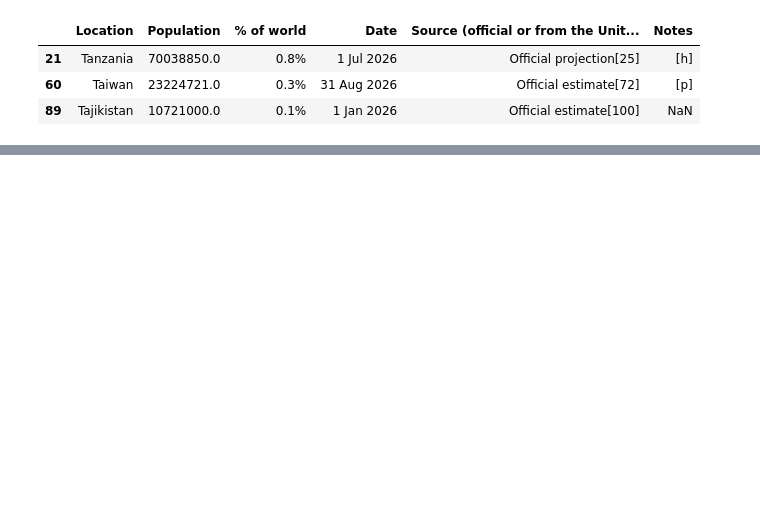
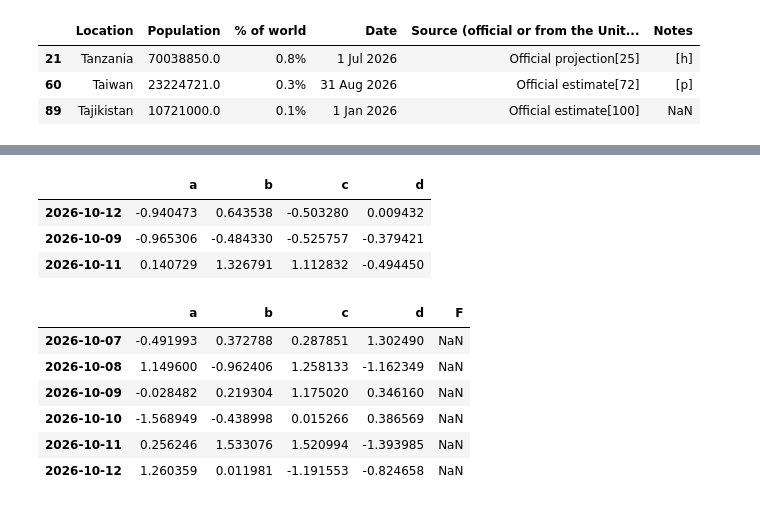
Before and after one commit to tjwei/DataScienceSoftware2026, a Jupyter notebook: pandas01.ipynb, the cells around one changed output, grey strips where cells are left out. Saved outputs shown, nothing was run; the diff lists cells and outputs as text; code cells hidden in the pictures; blank space fills up the shorter version.

```diff
--- a/pandas01.ipynb
+++ b/pandas01.ipynb
@@ -161,0 +218,3 @@ dtype: object
+# %%
+dates = pd.date_range("20261007", periods=6)
+dates.values
@@ -165,0 +330,3 @@ KeyError: 0
+# %%
+df = pd.DataFrame(np.random.randn(6, 4), index=dates.values, columns=['a','b','c','d'])
+df
@@ -165,0 +359,21 @@ KeyError: 0
+# %%
+df2.loc['2026-10-09':]
+# %% [output]
+|  | a | b | c | d |
+| 2026-10-12 | -0.940473 | 0.643538 | -0.503280 | 0.009432 |
+| 2026-10-09 | -0.965306 | -0.484330 | -0.525757 | -0.379421 |
+| 2026-10-11 | 0.140729 | 1.326791 | 1.112832 | -0.494450 |
+# %%
+df_copy = df.copy()
+# %%
+df = df_copy.copy()
+df['F'] = pd.Series([1,2])#, index=[dates[3], dates[1]])
+df
+# %% [output]
+|  | a | b | c | d | F |
+| 2026-10-07 | -0.491993 | 0.372788 | 0.287851 | 1.302490 | NaN |
+| 2026-10-08 | 1.149600 | -0.962406 | 1.258133 | -1.162349 | NaN |
+| 2026-10-09 | -0.028482 | 0.219304 | 1.175020 | 0.346160 | NaN |
+| 2026-10-10 | -1.568949 | -0.438998 | 0.015266 | 0.386569 | NaN |
+| 2026-10-11 | 0.256246 | 1.533076 | 1.520994 | -1.393985 | NaN |
+| 2026-10-12 | 1.260359 | 0.011981 | -1.191553 | -0.824658 | NaN |
```
Also changed, not shown: parts of 40 cells of this notebook.
